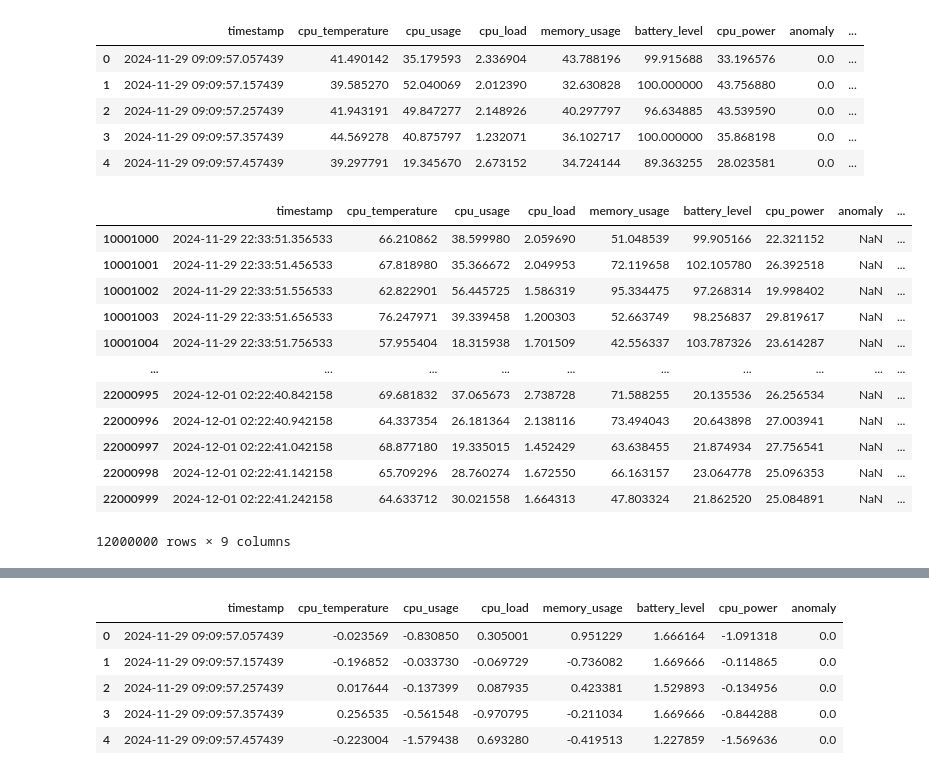
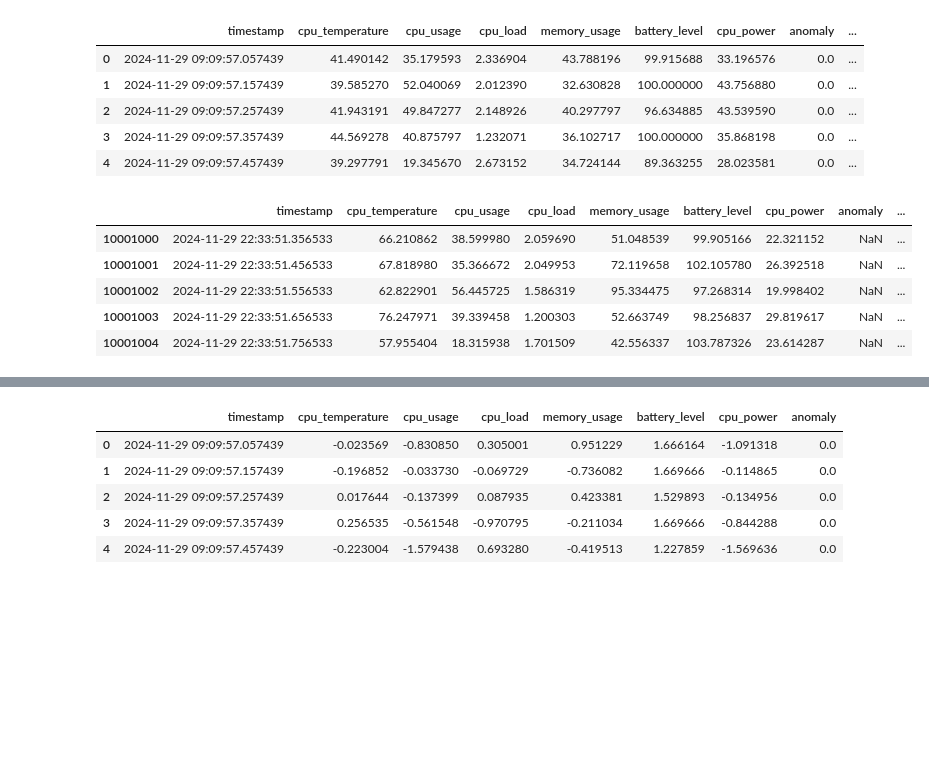
Before and after one commit to Martini-111/Anomaly_Detection, a Jupyter notebook: NAB_notebook.ipynb, the cells around one changed output, grey strips where cells are left out. Drawn from its saved outputs; the diff is of its cells as text; code cells hidden in the pictures; blank space fills up the shorter version.

```diff
--- a/NAB_notebook.ipynb
+++ b/NAB_notebook.ipynb
@@ -116,21 +120,15 @@ merged_df.head()
 # %%
 # merged_df[merged_df['anomaly']==nan].count()
 # merged_df[(merged_df['anomaly'].isna()) & (merged_df["identifier"]=="pc2")]
-merged_df[(merged_df["identifier"]=="pc2")]
+pc2_df = merged_df[(merged_df["identifier"]=="pc2")]
+pc2_df.head()
 # %% [output]
 |  | timestamp | cpu_temperature | cpu_usage | cpu_load | memory_usage | battery_level | cpu_power | anomaly | ... |
 | 10001000 | 2024-11-29 22:33:51.356533 | 66.210862 | 38.599980 | 2.059690 | 51.048539 | 99.905166 | 22.321152 | NaN | ... |
 | 10001001 | 2024-11-29 22:33:51.456533 | 67.818980 | 35.366672 | 2.049953 | 72.119658 | 102.105780 | 26.392518 | NaN | ... |
 | 10001002 | 2024-11-29 22:33:51.556533 | 62.822901 | 56.445725 | 1.586319 | 95.334475 | 97.268314 | 19.998402 | NaN | ... |
 | 10001003 | 2024-11-29 22:33:51.656533 | 76.247971 | 39.339458 | 1.200303 | 52.663749 | 98.256837 | 29.819617 | NaN | ... |
 | 10001004 | 2024-11-29 22:33:51.756533 | 57.955404 | 18.315938 | 1.701509 | 42.556337 | 103.787326 | 23.614287 | NaN | ... |
-| ... | ... | ... | ... | ... | ... | ... | ... | ... | ... |
-| 22000995 | 2024-12-01 02:22:40.842158 | 69.681832 | 37.065673 | 2.738728 | 71.588255 | 20.135536 | 26.256534 | NaN | ... |
-| 22000996 | 2024-12-01 02:22:40.942158 | 64.337354 | 26.181364 | 2.138116 | 73.494043 | 20.643898 | 27.003941 | NaN | ... |
-| 22000997 | 2024-12-01 02:22:41.042158 | 68.877180 | 19.335015 | 1.452429 | 63.638455 | 21.874934 | 27.756541 | NaN | ... |
-| 22000998 | 2024-12-01 02:22:41.142158 | 65.709296 | 28.760274 | 1.672550 | 66.163157 | 23.064778 | 25.096353 | NaN | ... |
-| 22000999 | 2024-12-01 02:22:41.242158 | 64.633712 | 30.021558 | 1.664313 | 47.803324 | 21.862520 | 25.084891 | NaN | ... |
-12000000 rows × 9 columns
 # %%
 pc1_df = merged_df[merged_df["identifier"] == "pc1"]
 pc1_df.describe()
```
Also changed, not shown: parts of 8 cells of this notebook, 1 other file.
